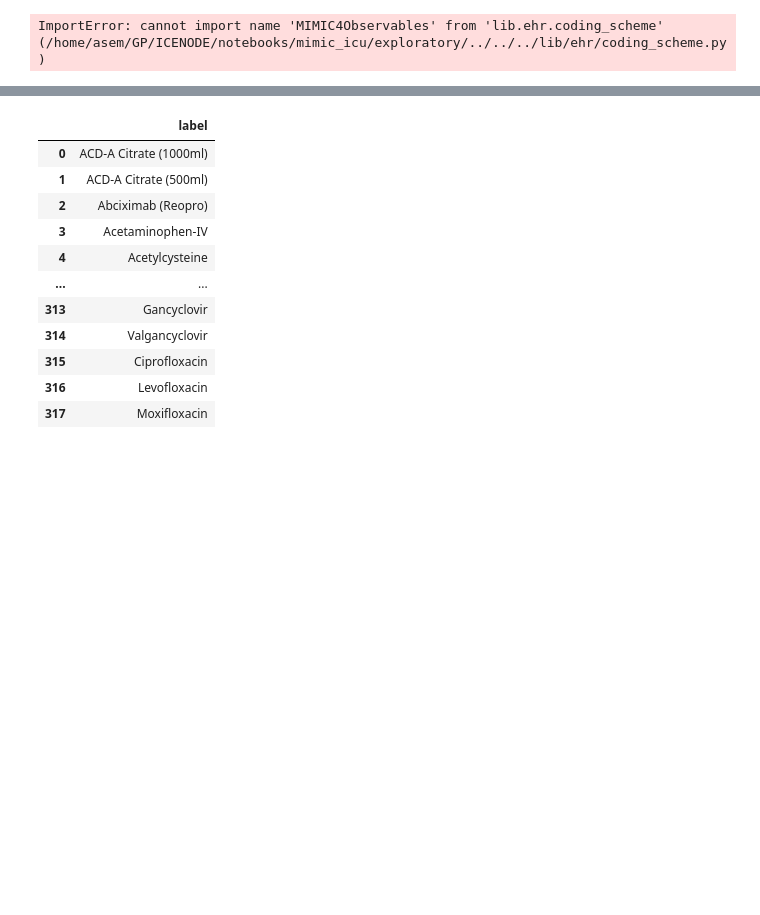
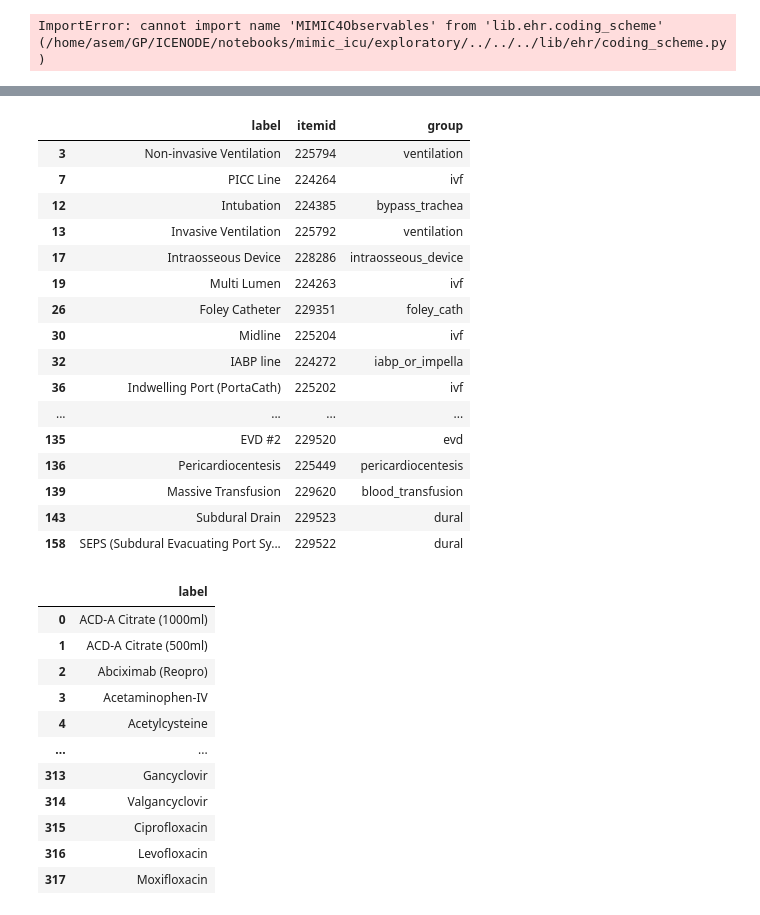
Before and after one commit to barahona-research-group/ICE-NODE, a Jupyter notebook: notebooks/mimic_icu/exploratory/mimic4_icu_exploration.ipynb, the cells around one changed output, grey strips where cells are left out. Saved outputs shown, nothing was run; the diff lists cells and outputs as text; code cells hidden in the pictures; blank space fills up the shorter version.

Commit message:
refactoring MIMIC-IV

```diff
--- a/notebooks/mimic_icu/exploratory/mimic4_icu_exploration.ipynb
+++ b/notebooks/mimic_icu/exploratory/mimic4_icu_exploration.ipynb
@@ -1489,7 +1505,8 @@ for code in sorted(m4inpatient_dataset.df['obs'].code.unique()):
 No GPU/TPU found, falling back to CPU. (Set TF_CPP_MIN_LOG_LEVEL=0 and rerun for more info.)
 ImportError: cannot import name 'MIMIC4Observables' from 'lib.ehr.coding_scheme' (/home/asem/GP/ICENODE/notebooks/mimic_icu/exploratory/../../../lib/ehr/coding_scheme.py)
 # %%
-import pandas as pd
-
-int_input_grouper = pd.read_csv('/home/asem/GP/ICENODE/lib/ehr/resources/mimic4_int_grouper_input.csv.gz', index_col=0)
-int_input_grouper = int_input_grouper[int_input_grouper.group_decision != 'E']
+icuproc_df_unique = icuproc_df[['label', 'itemid']].drop_duplicates()
+icuproc_df_unique = icuproc_df_unique[icuproc_df_unique['itemid'].astype(float).notnull()]
+icuproc_df_unique = icuproc_df_unique.astype({'itemid': float}).astype({'itemid': int}).astype({'itemid': str})
+#.astype({'itemid': float}).astype({'itemid': int}).astype({'itemid': str})
+icuproc_df_unique
@@ -1495,0 +1527,24 @@ int_input_grouper = int_input_grouper[int_input_grouper.group_decision != 'E']
+# %%
+icu_proc_selection = pd.read_csv('/home/asem/Downloads/mimic4_int_grouper_proc.csv.gz')
+icuproc_df_unique = pd.merge(icuproc_df_unique, icu_proc_selection[['label', 'group']],
+                  left_on='label', right_on='label', how='inner')
+icuproc_df_unique = icuproc_df_unique[icuproc_df_unique['group'] != 'exclude']
+icuproc_df_unique
+# %% [output]
+|  | label | itemid | group |
+| 3 | Non-invasive Ventilation | 225794 | ventilation |
+| 7 | PICC Line | 224264 | ivf |
+| 12 | Intubation | 224385 | bypass_trachea |
+| 13 | Invasive Ventilation | 225792 | ventilation |
+| 17 | Intraosseous Device | 228286 | intraosseous_device |
+| 19 | Multi Lumen | 224263 | ivf |
+| 26 | Foley Catheter | 229351 | foley_cath |
+| 30 | Midline | 225204 | ivf |
+| 32 | IABP line | 224272 | iabp_or_impella |
+| 36 | Indwelling Port (PortaCath) | 225202 | ivf |
+| ... | ... | ... | ... |
+| 135 | EVD #2 | 229520 | evd |
+| 136 | Pericardiocentesis | 225449 | pericardiocentesis |
+| 139 | Massive Transfusion | 229620 | blood_transfusion |
+| 143 | Subdural Drain | 229523 | dural |
+| 158 | SEPS (Subdural Evacuating Port Sy... | 229522 | dural |
```
Also changed, not shown: parts of 7 cells of this notebook, 13 other files.
